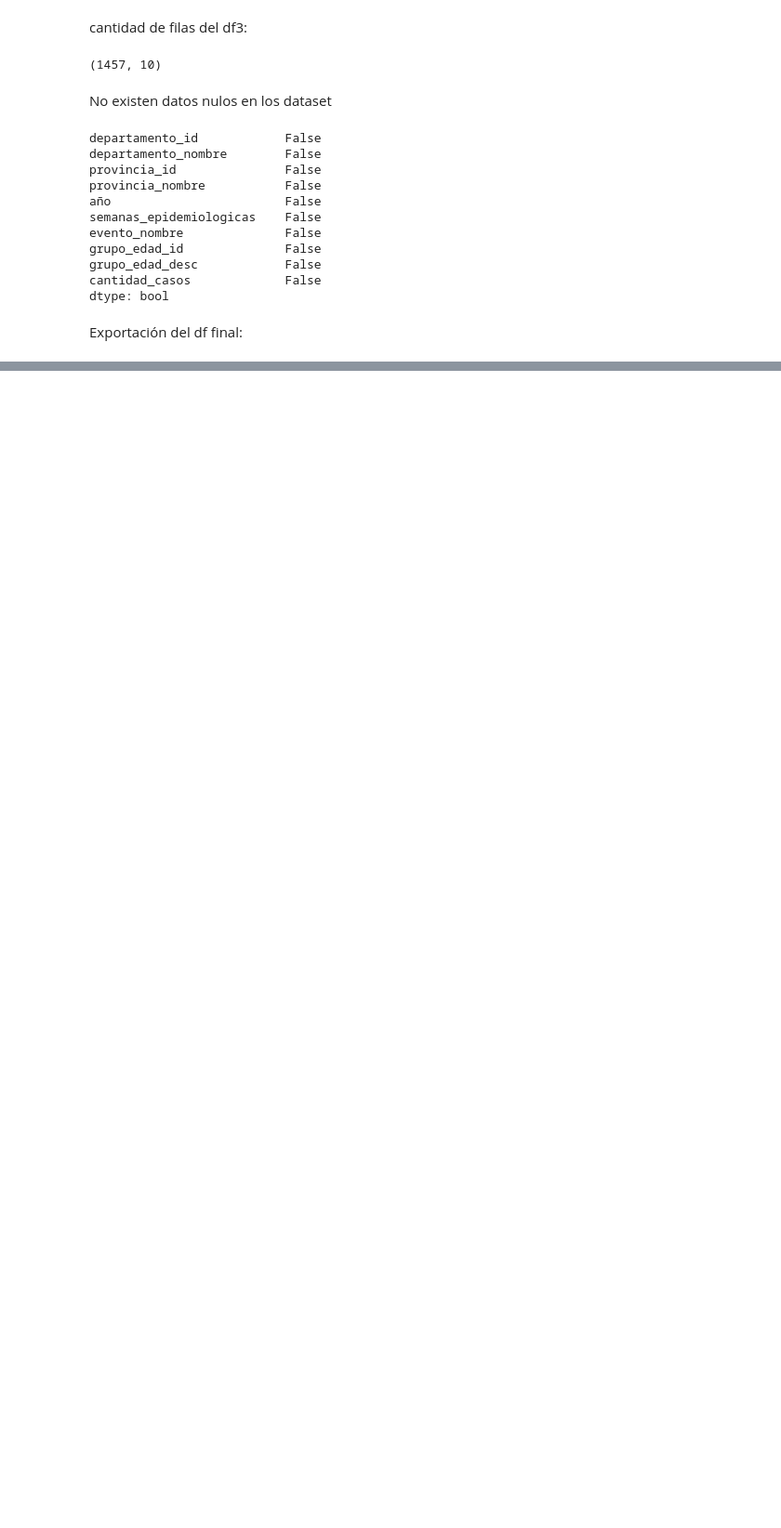
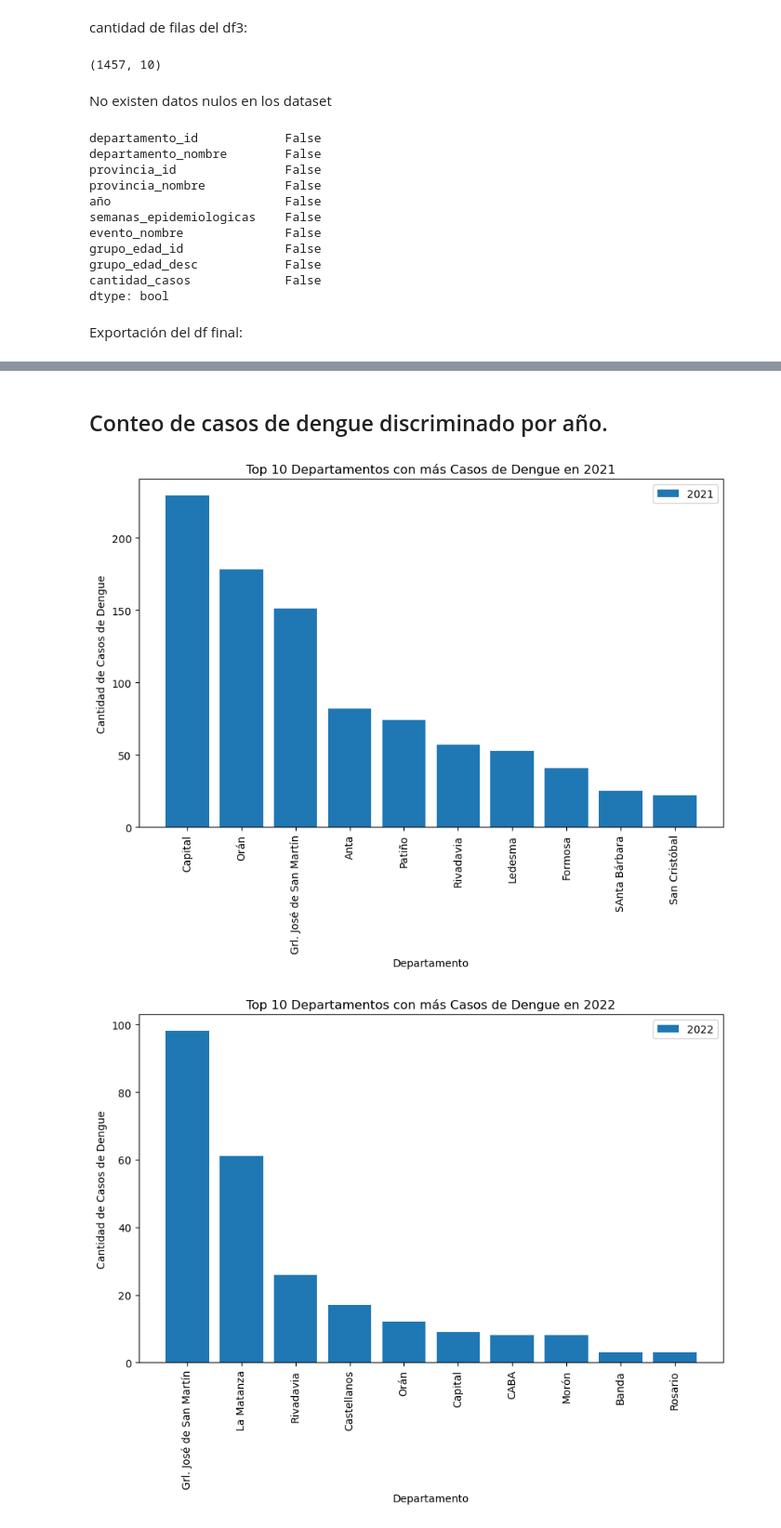
Before and after one commit to adolfo85/dengueargentina2021_2022, a Jupyter notebook: 0.0-análisis_de_dengue_en_argentina_2021_2022-introduction.ipynb, the cells around one changed output, grey strips where cells are left out. Shown: that part at 93% size. Drawn from its saved outputs; the diff is of its cells as text; code cells hidden in the pictures; blank space fills up the shorter version.

```diff
--- a/0.0-análisis_de_dengue_en_argentina_2021_2022-introduction.ipynb
+++ b/0.0-análisis_de_dengue_en_argentina_2021_2022-introduction.ipynb
@@ -110,0 +133,37 @@ df3.to_csv('../data/dffinal.csv', index=False)
+# %% [markdown]
+## Conteo de casos de dengue discriminado por año.
+# %%
+import pandas as pd
+import matplotlib.pyplot as plt
+
+
+
+# Obtener el recuento de casos de dengue por departamento y año
+departamento_casos_por_año = df.groupby(['departamento_nombre', 'año']).size().unstack(fill_value=0)
+
+# Obtener los 10 departamentos con más casos en cada año
+top_10_departamentos_2021 = departamento_casos_por_año[2021].nlargest(10)
+top_10_departamentos_2022 = departamento_casos_por_año[2022].nlargest(10)
+
+# Graficar el histograma para el año 2021
+plt.figure(figsize=(10, 6))
+plt.bar(top_10_departamentos_2021.index, top_10_departamentos_2021.values, label='2021')
+plt.xlabel('Departamento')
+plt.ylabel('Cantidad de Casos de Dengue')
+plt.title('Top 10 Departamentos con más Casos de Dengue en 2021')
+plt.xticks(rotation=90)
+plt.legend()
+plt.show()
+
+# Graficar el histograma para el año 2022
+plt.figure(figsize=(10, 6))
+plt.bar(top_10_departamentos_2022.index, top_10_departamentos_2022.values, label='2022')
+plt.xlabel('Departamento')
+plt.ylabel('Cantidad de Casos de Dengue')
+plt.title('Top 10 Departamentos con más Casos de Dengue en 2022')
+plt.xticks(rotation=90)
+plt.legend()
+plt.show()
+# %% [output]
+[figure, added]
+[figure, added]
```
Also changed, not shown: parts of 10 cells of this notebook.
